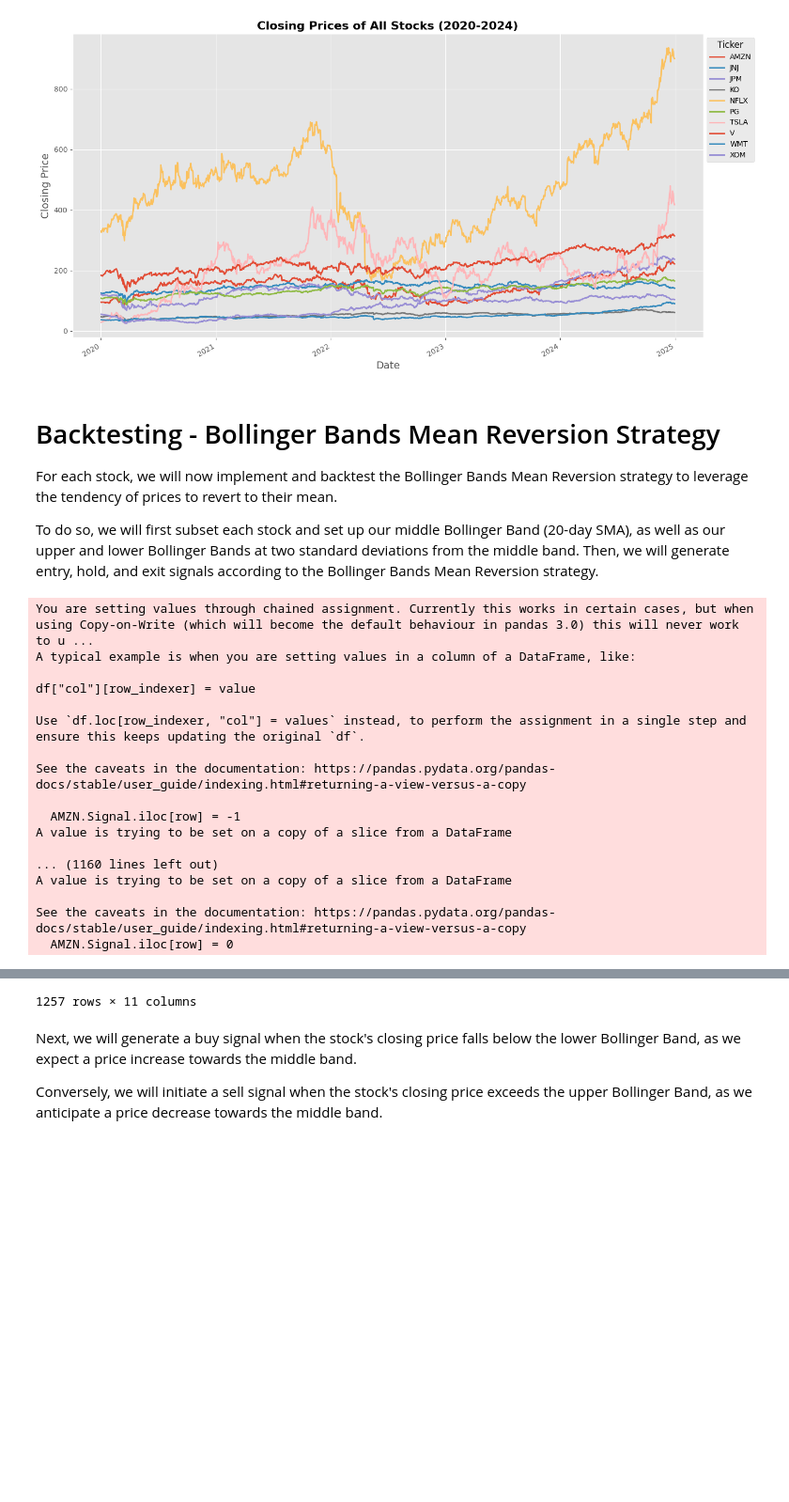
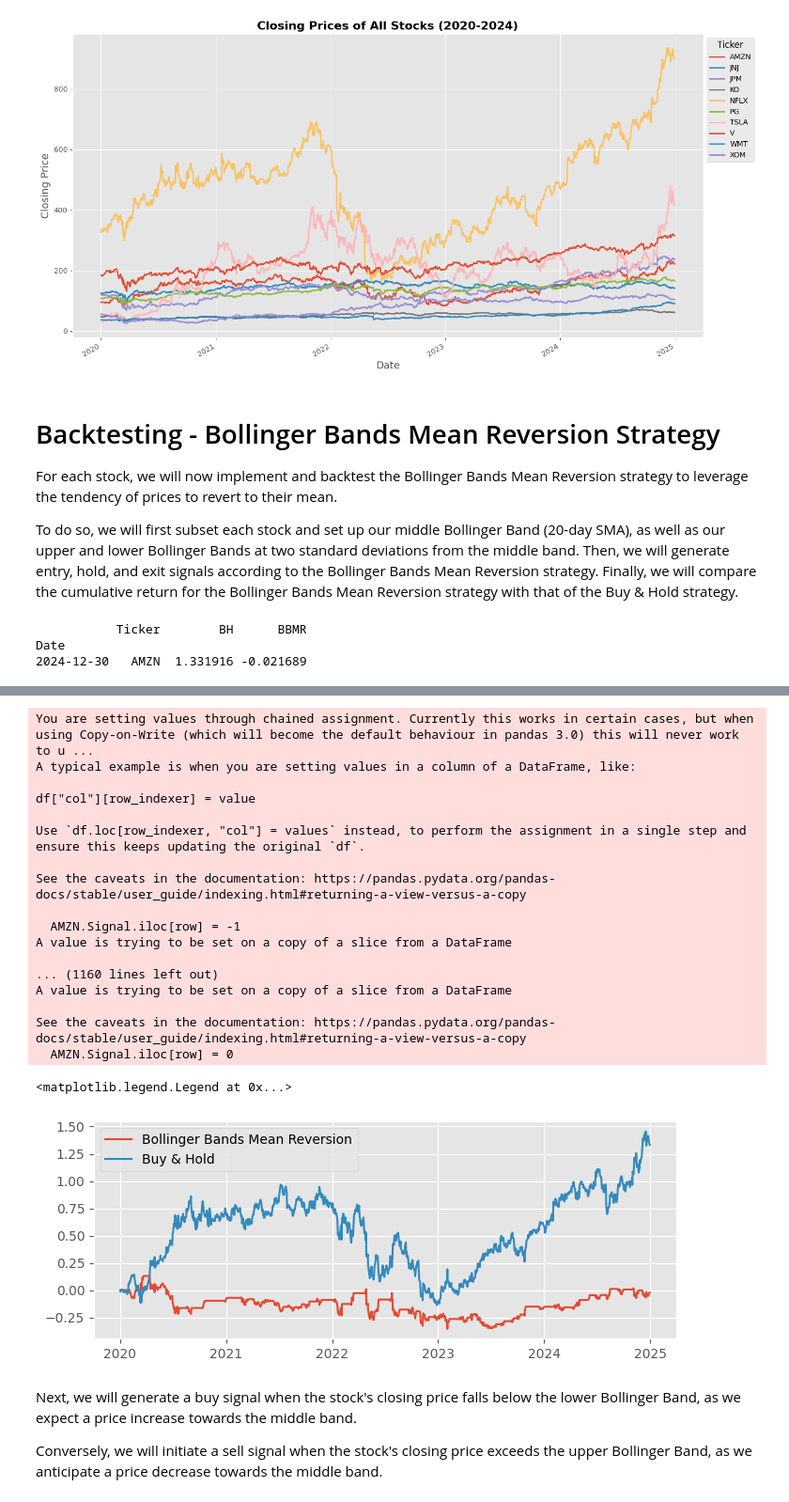
Before and after one commit to Imperial-Business-School/python-for-finance-Sophie222222, a Jupyter notebook: Individual Assignment/Individual Assignment.ipynb, the cells around one changed output, grey strips where cells are left out. Shown at 94% size. Drawn from its saved outputs; the diff is of its cells as text; code cells hidden in the pictures; blank space fills up the shorter version.

Commit message:
Individual Assignment

```diff
--- a/Individual Assignment/Individual Assignment.ipynb
+++ b/Individual Assignment/Individual Assignment.ipynb
@@ -132,7 +132,7 @@ Date
 
 For each stock, we will now implement and backtest the Bollinger Bands Mean Reversion strategy to leverage the tendency of prices to revert to their mean.
 
-To do so, we will first subset each stock and set up our middle Bollinger Band (20-day SMA), as well as our upper and lower Bollinger Bands at two standard deviations from the middle band. Then, we will generate entry, hold, and exit signals according to the Bollinger Bands Mean Reversion strategy.
+To do so, we will first subset each stock and set up our middle Bollinger Band (20-day SMA), as well as our upper and lower Bollinger Bands at two standard deviations from the middle band. Then, we will generate entry, hold, and exit signals according to the Bollinger Bands Mean Reversion strategy. Finally, we will compare the cumulative return for the Bollinger Bands Mean Reversion strategy with that of the Buy & Hold strategy.
 # %%
 #Subset Amazon
 AMZN = df.groupby("Ticker").get_group("AMZN").copy()
@@ -178,24 +178,23 @@ AMZN.Signal = AMZN.Signal.ffill()
 AMZN.Signal = AMZN.Signal.fillna(0)
 
 #Calculate the simple daily returns
+AMZN["Returns"] = AMZN.Close.pct_change()
 
+#Calculate daily strategy returns
+AMZN["Position"] = AMZN.Signal.shift()
+AMZN["Strategy"] = AMZN.Returns * AMZN.Position
 
-AMZN
+#Calculate and compare cumulative BBMR strategy and B&H strategy returns
+AMZN["BBMR"] = (1 + AMZN.Strategy).cumprod() - 1
+AMZN["BH"] = (1 + AMZN.Returns).cumprod() - 1
+print(AMZN.tail(1)[["Ticker", "BH", "BBMR"]])
+
+#Plot BBMR strategy and B&H strategy returns
+plt.figure(figsize=(8,3))
+plt.plot(AMZN.BBMR, label = "Bollinger Bands Mean Reversion")
+plt.plot(AMZN.BH, label = "Buy & Hold")
+plt.legend()
 # %% [output]
-You are setting values through chained assignment. Currently this works in certain cases, but when using Copy-on-Write (which will become the default behaviour in pandas 3.0) this will never work to u ...
-A typical example is when you are setting values in a column of a DataFrame, like:
-
-df["col"][row_indexer] = value
-
-Use `df.loc[row_indexer, "col"] = values` instead, to perform the assignment in a single step and ensure this keeps updating the original `df`.
-
-See the caveats in the documentation: https://pandas.pydata.org/pandas-docs/stable/user_guide/indexing.html#returning-a-view-versus-a-copy
-
-  AMZN.Signal.iloc[row] = -1
-A value is trying to be set on a copy of a slice from a DataFrame
-
-... (1160 lines left out)
-A value is trying to be set on a copy of a slice from a DataFrame
-
-See the caveats in the documentation: https://pandas.pydata.org/pandas-docs/stable/user_guide/indexing.html#returning-a-view-versus-a-copy
-  AMZN.Signal.iloc[row] = 0
+           Ticker        BH      BBMR
+Date
+2024-12-30   AMZN  1.331916 -0.021689
@@ -215,4 +201,22 @@ See the caveats in the documentation: https://pandas.pydata.org/pandas-docs/stab
-1257 rows × 11 columns
+You are setting values through chained assignment. Currently this works in certain cases, but when using Copy-on-Write (which will become the default behaviour in pandas 3.0) this will never work to u ...
+A typical example is when you are setting values in a column of a DataFrame, like:
+
+df["col"][row_indexer] = value
+
+Use `df.loc[row_indexer, "col"] = values` instead, to perform the assignment in a single step and ensure this keeps updating the original `df`.
+
+See the caveats in the documentation: https://pandas.pydata.org/pandas-docs/stable/user_guide/indexing.html#returning-a-view-versus-a-copy
+
+  AMZN.Signal.iloc[row] = -1
+A value is trying to be set on a copy of a slice from a DataFrame
+
+... (1160 lines left out)
+A value is trying to be set on a copy of a slice from a DataFrame
+
+See the caveats in the documentation: https://pandas.pydata.org/pandas-docs/stable/user_guide/indexing.html#returning-a-view-versus-a-copy
+  AMZN.Signal.iloc[row] = 0
+<matplotlib.legend.Legend at 0x...>
+[figure, added]
 # %% [markdown]
 Next, we will generate a buy signal when the stock's closing price falls below the lower Bollinger Band, as we expect a price increase towards the middle band.
 
```
Also changed, not shown: parts of 1 cell of this notebook.
